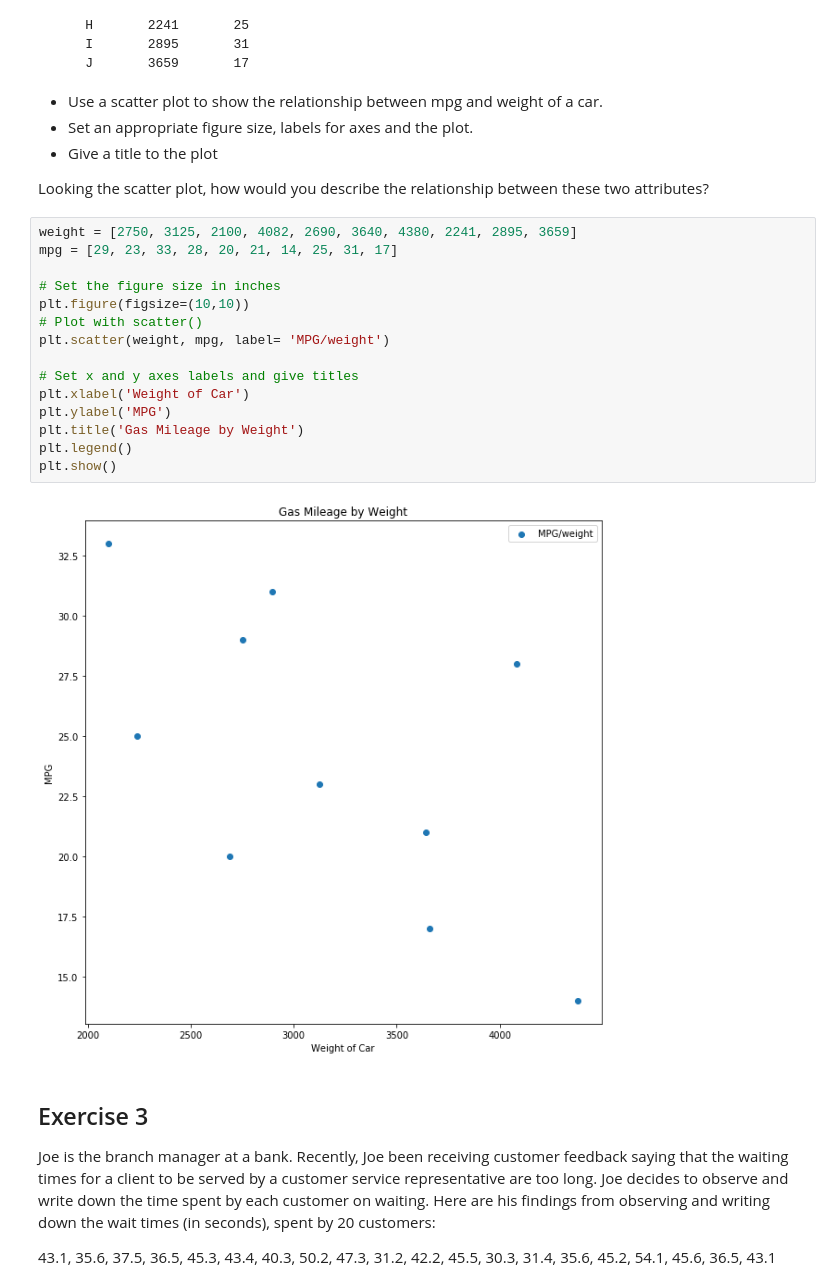
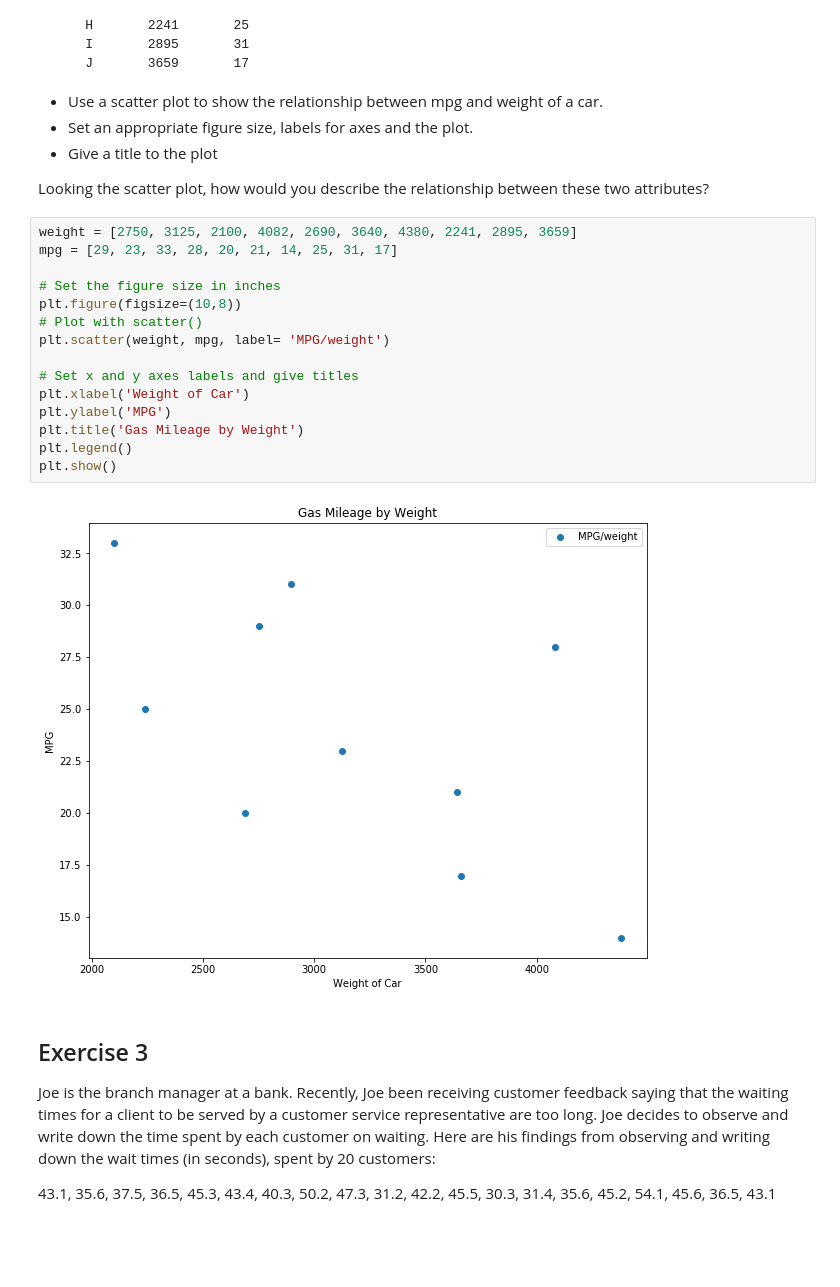
Before and after one commit to pauly51994/dsc-data-viz-lab-nyc-ds-071519, a Jupyter notebook: index.ipynb, the cells around one changed output. Cells and saved outputs as stored; diff of their text form; blank space fills up the shorter version.

```diff
--- a/index.ipynb
+++ b/index.ipynb
@@ -68,20 +68,20 @@ Looking the scatter plot, how would you describe the relationship between these
 # %%
 weight = [2750, 3125, 2100, 4082, 2690, 3640, 4380, 2241, 2895, 3659]
 mpg = [29, 23, 33, 28, 20, 21, 14, 25, 31, 17]
 
 # Set the figure size in inches
-plt.figure(figsize=(10,10))
+plt.figure(figsize=(10,8))
 # Plot with scatter()
 plt.scatter(weight, mpg, label= 'MPG/weight')
 
 # Set x and y axes labels and give titles
 plt.xlabel('Weight of Car')
 plt.ylabel('MPG')
 plt.title('Gas Mileage by Weight')
 plt.legend()
 plt.show()
 # %% [output]
-[figure, old version]
+[figure, new version]
 # %% [markdown]
 ## Exercise 3
 
```
